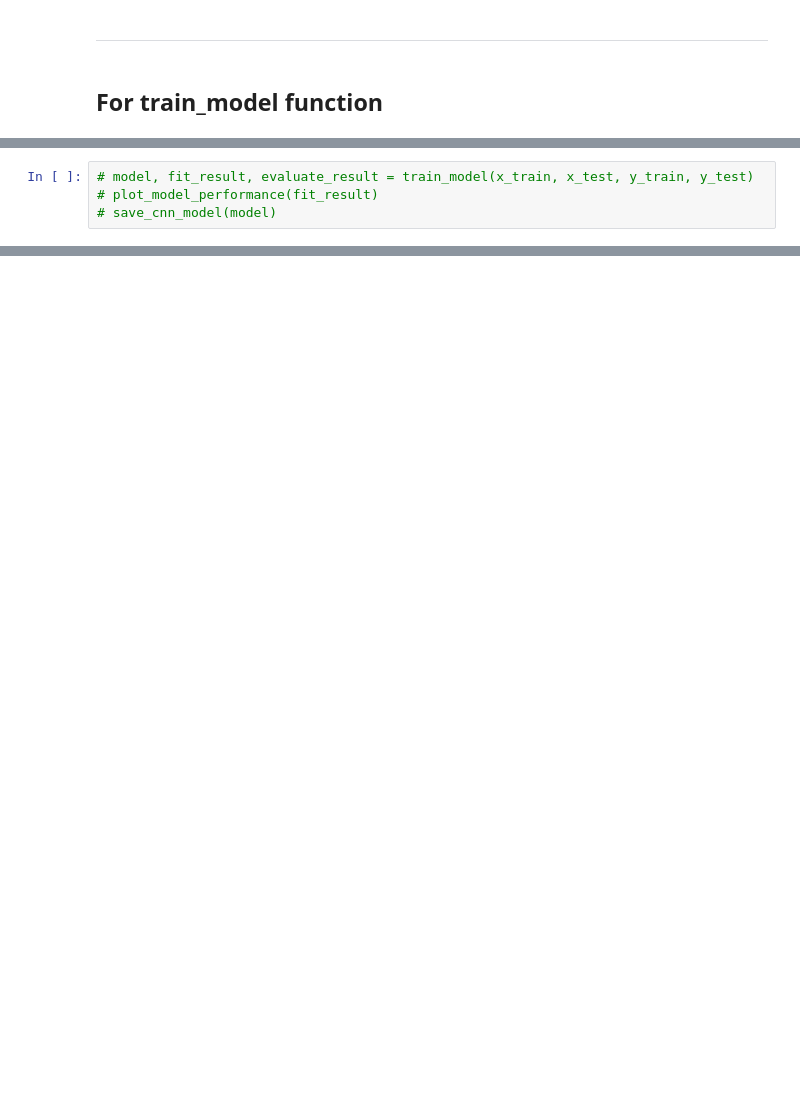
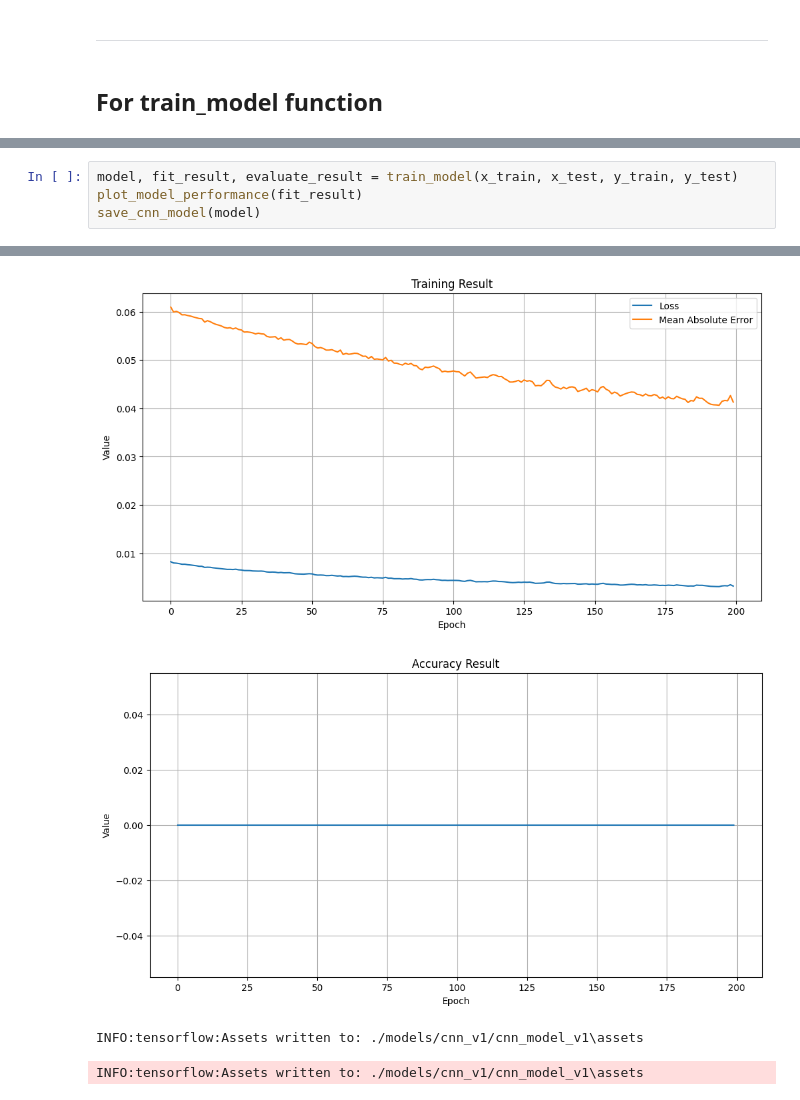
Before and after one commit to BoykoPetevBoev/Stock-Market-Prediction, a Jupyter notebook: src/models/cnn_v1/cnn_model.ipynb, the cells around one changed output, grey strips where cells are left out. Drawn from its saved outputs; the diff is of its cells as text; blank space fills up the shorter version.

```diff
--- a/src/models/cnn_v1/cnn_model.ipynb
+++ b/src/models/cnn_v1/cnn_model.ipynb
@@ -56,4 +58,5 @@ plt.legend(['Train', 'Test', 'Predict'])
 # %%
-# model, fit_result, evaluate_result = train_model(x_train, x_test, y_train, y_test)
-# plot_model_performance(fit_result)
-# save_cnn_model(model)
+model, fit_result, evaluate_result = train_model(x_train, x_test, y_train, y_test)
+plot_model_performance(fit_result)
+save_cnn_model(model)
+# %% [output]
@@ -60,3 +80,7 @@ plt.legend(['Train', 'Test', 'Predict'])
+[figure, added]
+[figure, added]
+INFO:tensorflow:Assets written to: ./models/cnn_v1/cnn_model_v1\assets
+INFO:tensorflow:Assets written to: ./models/cnn_v1/cnn_model_v1\assets
 # %%
 model = load_cnn_model()
 # %% [output]
```
Also changed, not shown: parts of 12 cells of this notebook, 20 other files.
